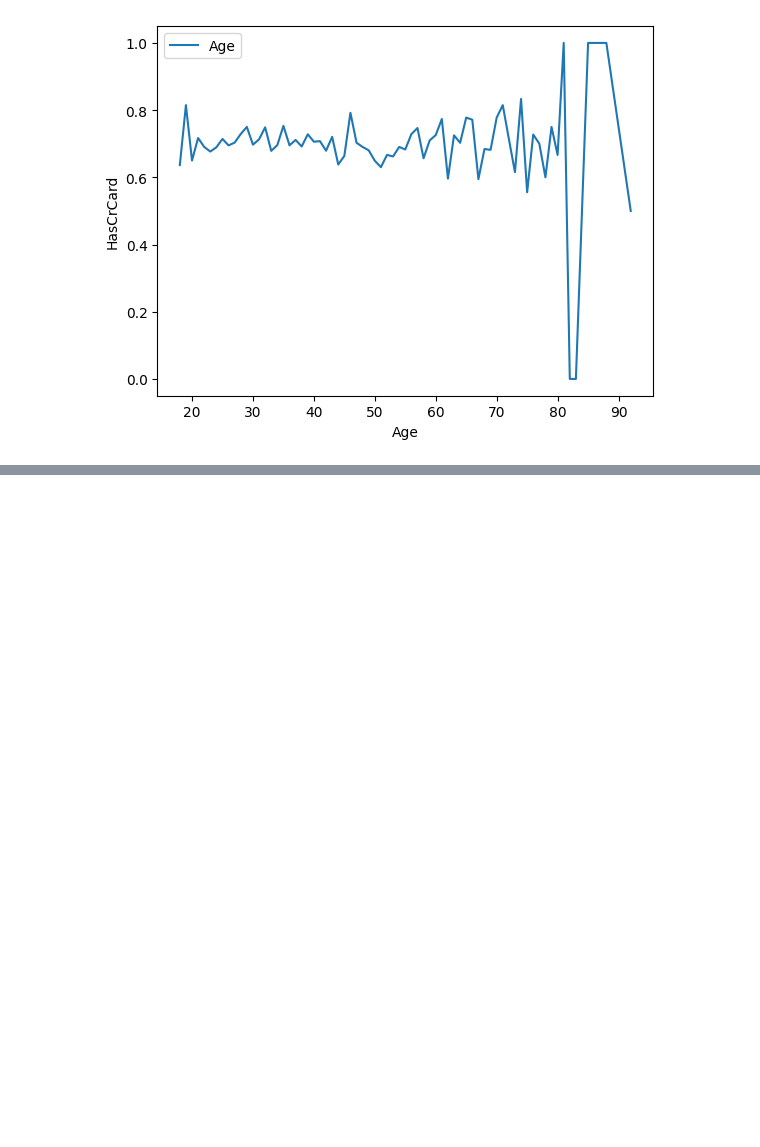
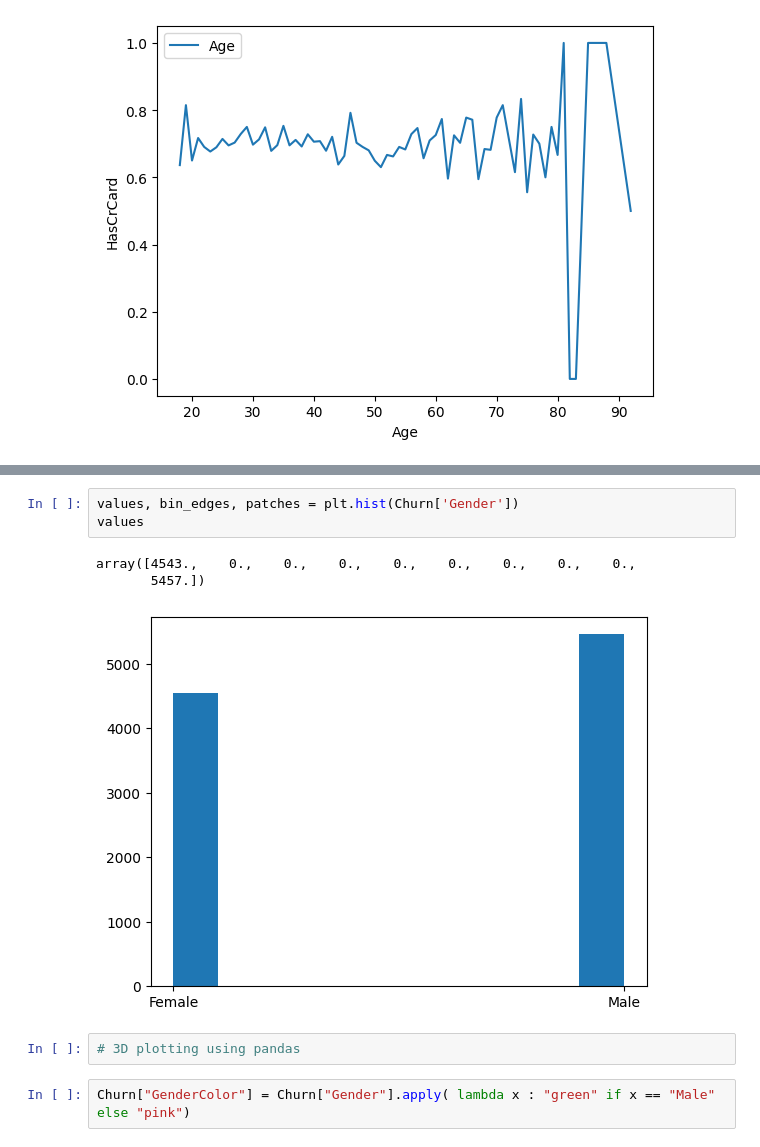
Before and after one commit to dustyAlgo/Covid-19, a Jupyter notebook: data_viz.ipynb, the cells around one changed output, grey strips where cells are left out. Saved outputs shown, nothing was run; the diff lists cells and outputs as text; blank space fills up the shorter version.

```diff
--- a/data_viz.ipynb
+++ b/data_viz.ipynb
@@ -88,0 +100,11 @@ sns.lineplot(data = Churn_avg_age, x = 'Age', y = 'HasCrCard', label = "Age")
+# %%
+values, bin_edges, patches = plt.hist(Churn['Gender'])
+values
+# %% [output]
+array([4543.,    0.,    0.,    0.,    0.,    0.,    0.,    0.,    0.,
+       5457.])
+[figure, added]
+# %%
+# 3D plotting using pandas
+# %%
+Churn["GenderColor"] = Churn["Gender"].apply( lambda x : "green" if x == "Male" else "pink")
```
Also changed, not shown: parts of 7 cells of this notebook.
